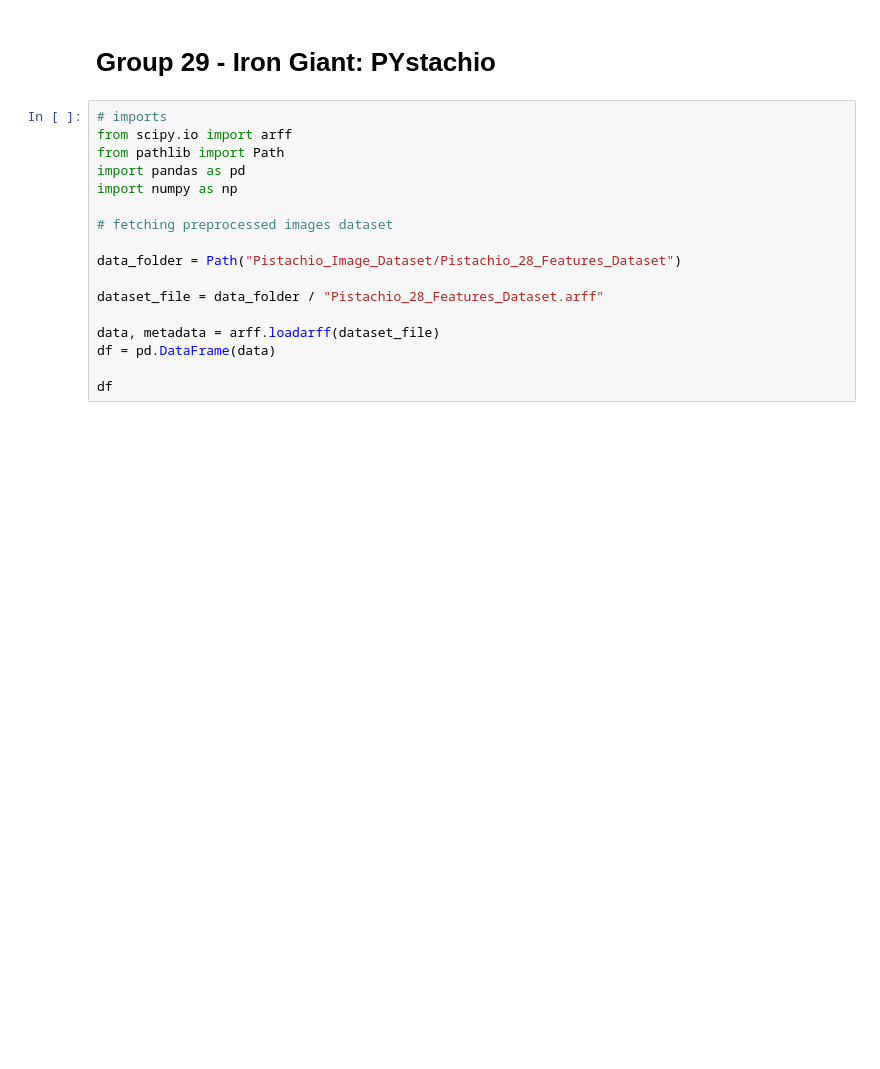
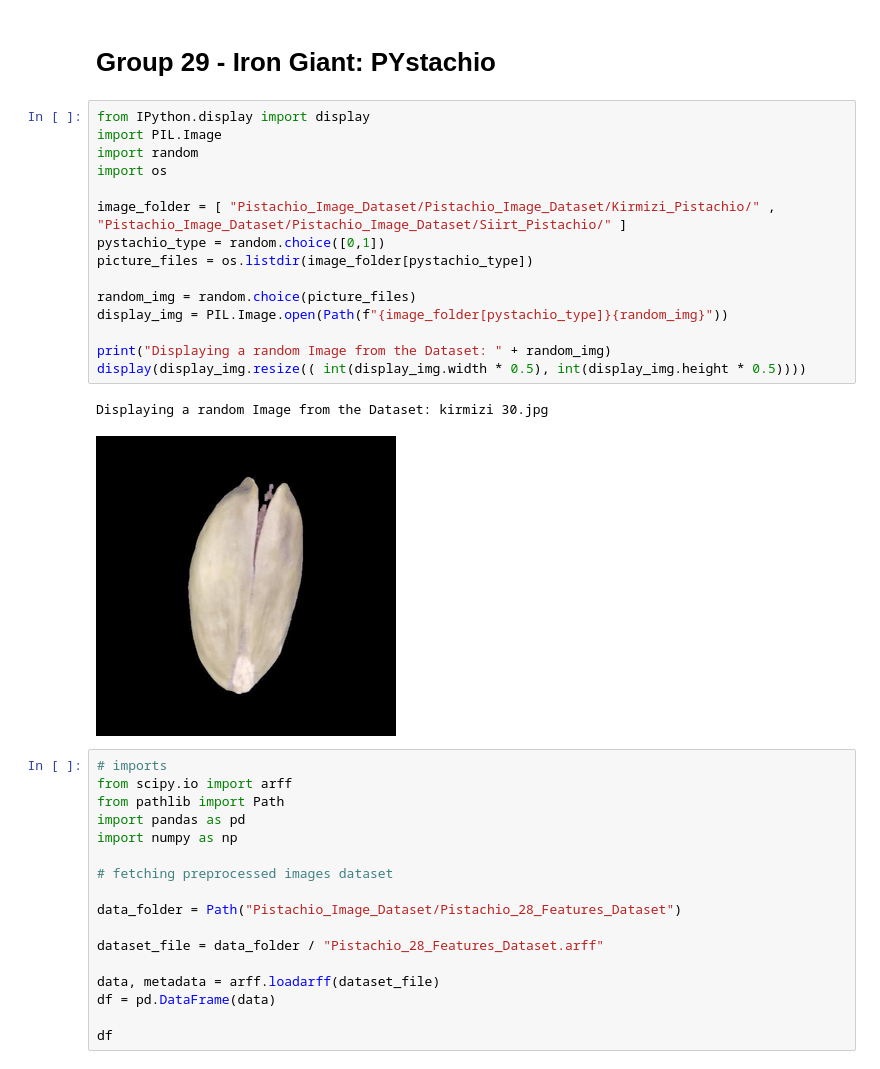
Before and after one commit to KimTuico/Pystachio, a Jupyter notebook: Pystachio.ipynb, the cells around one changed output. Cells and saved outputs as stored; diff of their text form; blank space fills up the shorter version.

Commit message:
added display of random sample

```diff
--- a/Pystachio.ipynb
+++ b/Pystachio.ipynb
@@ -1,5 +1,23 @@
 # %% [markdown]
 # Group 29 - Iron Giant: PYstachio
+# %%
+from IPython.display import display
+import PIL.Image
+import random
+import os
+
+image_folder = [ "Pistachio_Image_Dataset/Pistachio_Image_Dataset/Kirmizi_Pistachio/" , "Pistachio_Image_Dataset/Pistachio_Image_Dataset/Siirt_Pistachio/" ]
+pystachio_type = random.choice([0,1])
+picture_files = os.listdir(image_folder[pystachio_type])
+
+random_img = random.choice(picture_files)
+display_img = PIL.Image.open(Path(f"{image_folder[pystachio_type]}{random_img}"))
+
+print("Displaying a random Image from the Dataset: " + random_img)
+display(display_img.resize(( int(display_img.width * 0.5), int(display_img.height * 0.5))))
+# %% [output]
+Displaying a random Image from the Dataset: kirmizi 30.jpg
+[figure, added]
 # %%
 # imports
 from scipy.io import arff
```
Also changed, not shown: parts of 2 cells of this notebook.
